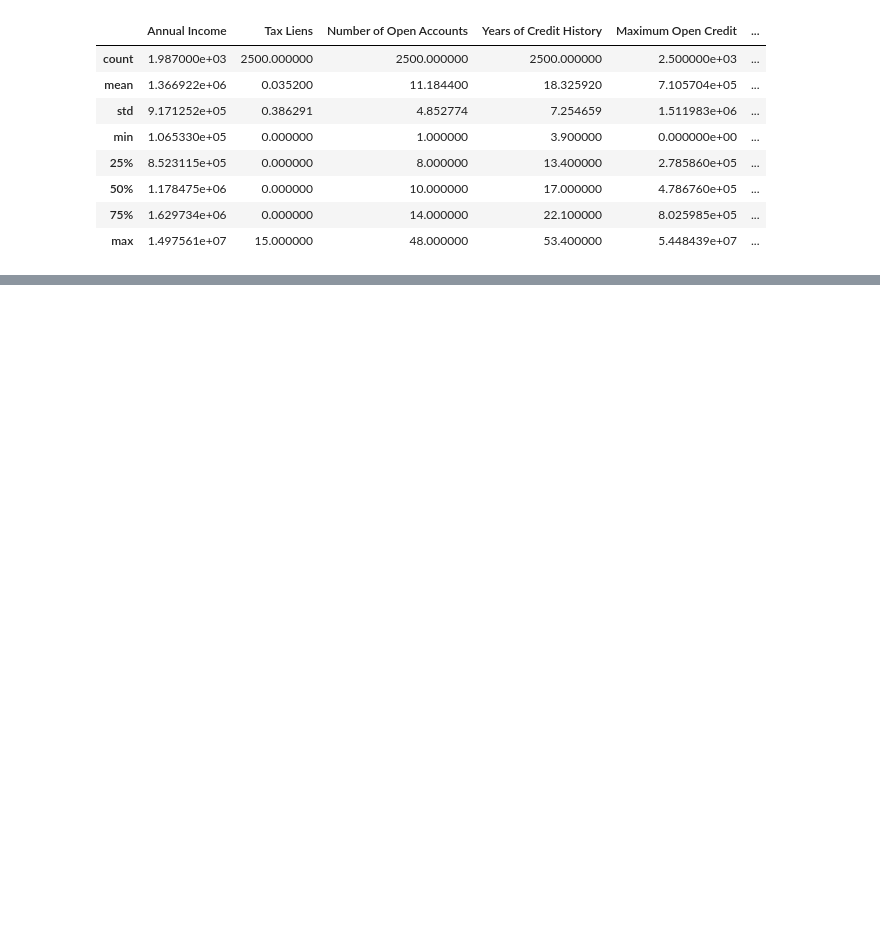
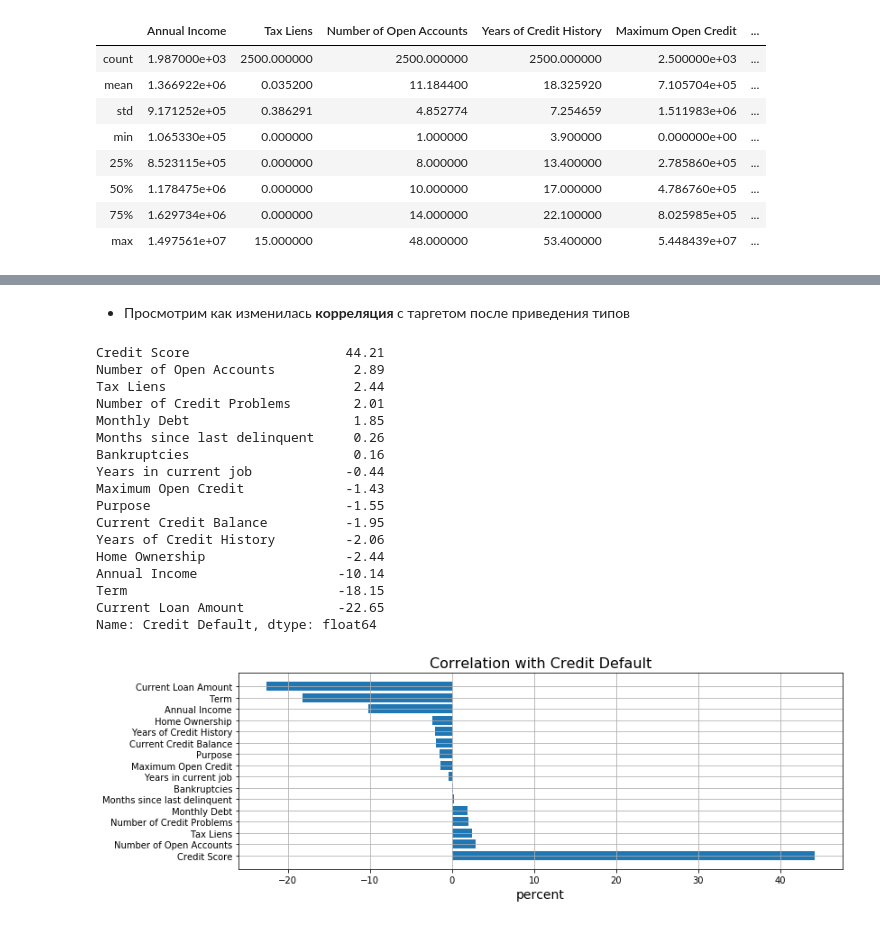
Before and after one commit to Yegor9151/-Python-Libraries-for-Data-Science-Continued, a Jupyter notebook: course_project/SorokinEL_course_project.ipynb, the cells around one changed output, grey strips where cells are left out. Saved outputs shown, nothing was run; the diff lists cells and outputs as text; code cells hidden in the pictures; blank space fills up the shorter version.

```diff
--- a/course_project/SorokinEL_course_project.ipynb
+++ b/course_project/SorokinEL_course_project.ipynb
@@ -247,0 +382,23 @@ X_test.describe()
+# %% [markdown]
+- Просмотрим как изменилась __корреляция__ с таргетом после приведения типов
+# %%
+correlation(df=Xy_train, target='Credit Default')
+# %% [output]
+Credit Score                    44.21
+Number of Open Accounts          2.89
+Tax Liens                        2.44
+Number of Credit Problems        2.01
+Monthly Debt                     1.85
+Months since last delinquent     0.26
+Bankruptcies                     0.16
+Years in current job            -0.44
+Maximum Open Credit             -1.43
+Purpose                         -1.55
+Current Credit Balance          -1.95
+Years of Credit History         -2.06
+Home Ownership                  -2.44
+Annual Income                  -10.14
+Term                           -18.15
+Current Loan Amount            -22.65
+Name: Credit Default, dtype: float64
+[figure, added]
```
Also changed, not shown: parts of 55 cells of this notebook.
